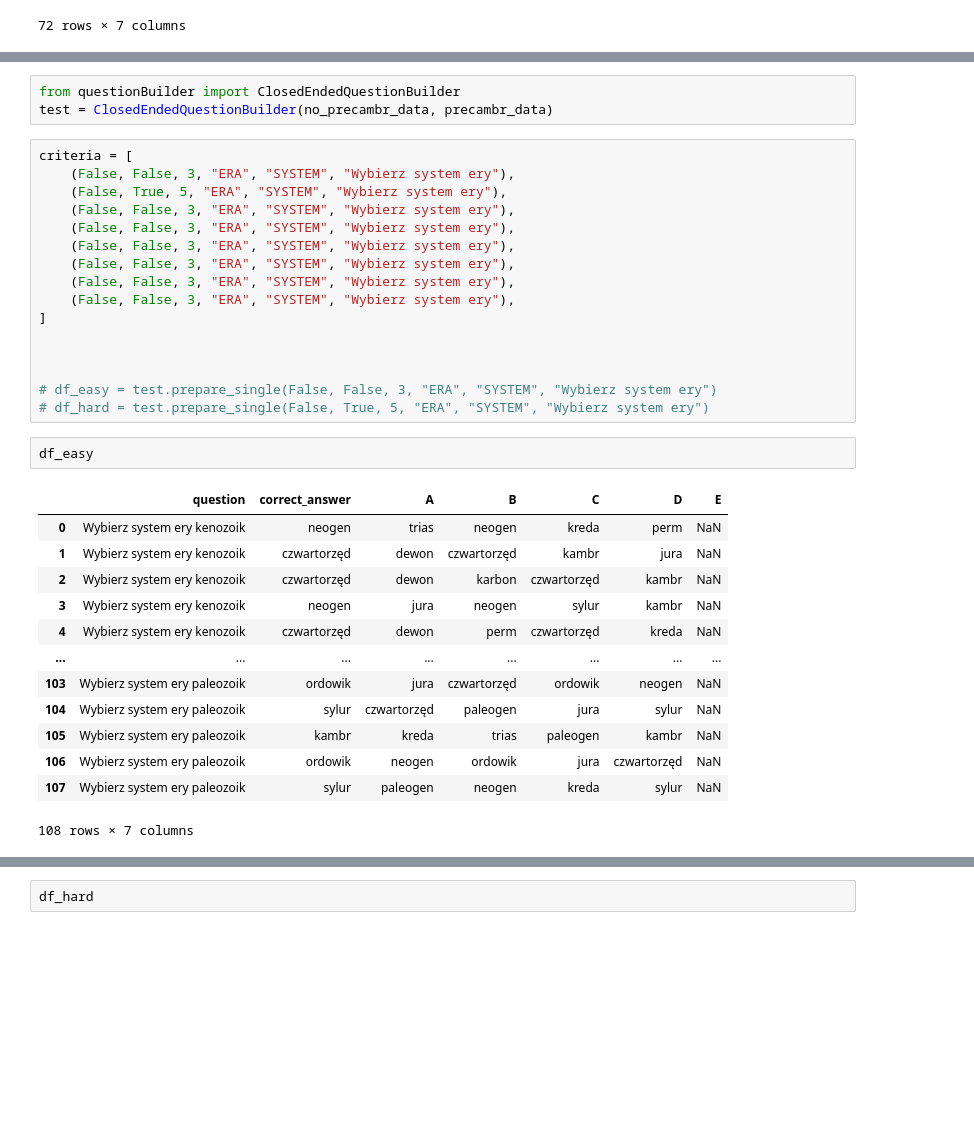
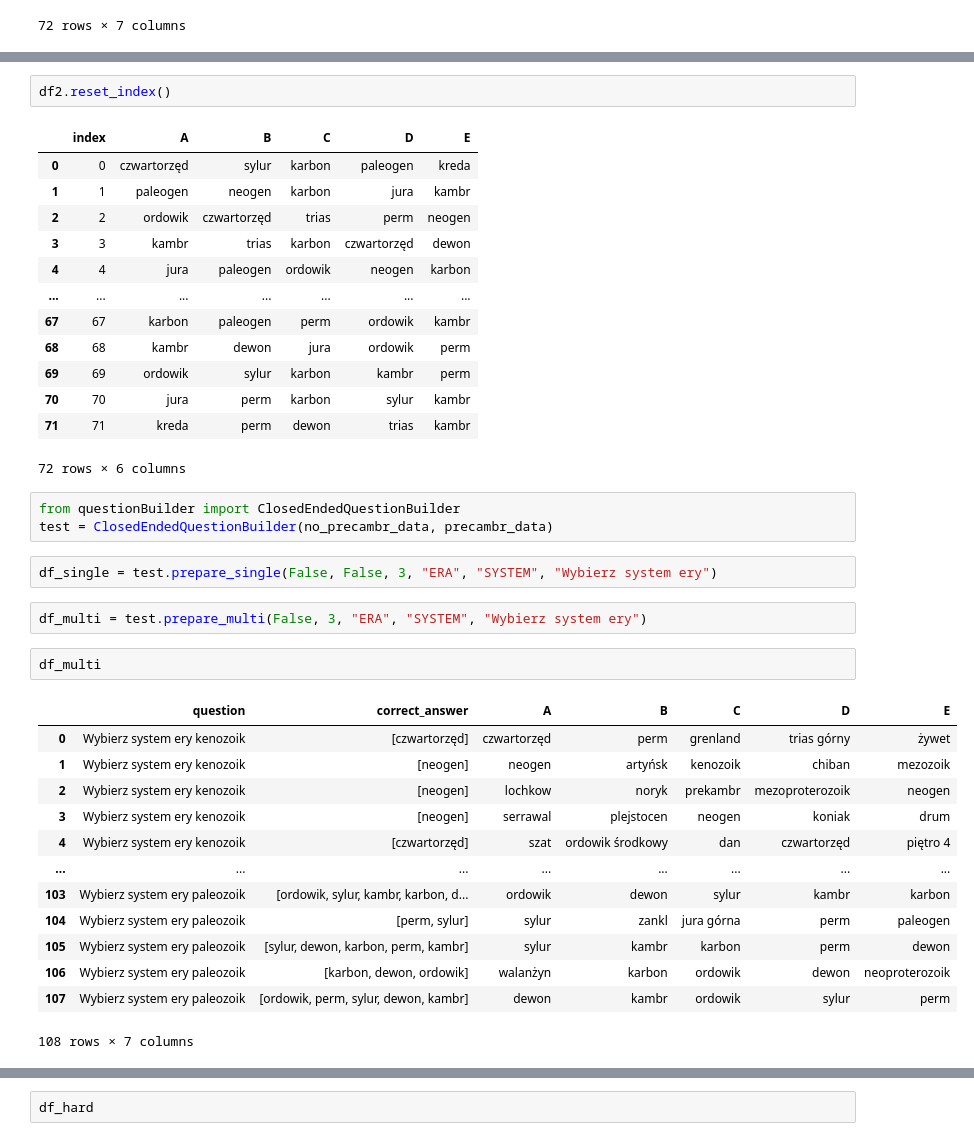
Before and after one commit to wiktorpiela/wucziapping, a Jupyter notebook: backend/question_builder/testing.ipynb, the cells around one changed output, grey strips where cells are left out. Cells and saved outputs as stored; diff of their text form; blank space fills up the shorter version.

```diff
--- a/backend/question_builder/testing.ipynb
+++ b/backend/question_builder/testing.ipynb
@@ -75,35 +145,39 @@ df_final
+# %%
+df2.reset_index()
+# %% [output]
+|  | index | A | B | C | D | E |
+| 0 | 0 | czwartorzęd | sylur | karbon | paleogen | kreda |
+| 1 | 1 | paleogen | neogen | karbon | jura | kambr |
+| 2 | 2 | ordowik | czwartorzęd | trias | perm | neogen |
+| 3 | 3 | kambr | trias | karbon | czwartorzęd | dewon |
+| 4 | 4 | jura | paleogen | ordowik | neogen | karbon |
+| ... | ... | ... | ... | ... | ... | ... |
+| 67 | 67 | karbon | paleogen | perm | ordowik | kambr |
+| 68 | 68 | kambr | dewon | jura | ordowik | perm |
+| 69 | 69 | ordowik | sylur | karbon | kambr | perm |
+| 70 | 70 | jura | perm | karbon | sylur | kambr |
+| 71 | 71 | kreda | perm | dewon | trias | kambr |
+72 rows × 6 columns
 # %%
 from questionBuilder import ClosedEndedQuestionBuilder
 test = ClosedEndedQuestionBuilder(no_precambr_data, precambr_data)
-# %%
-criteria = [
-    (False, False, 3, "ERA", "SYSTEM", "Wybierz system ery"),
-    (False, True, 5, "ERA", "SYSTEM", "Wybierz system ery"),
-    (False, False, 3, "ERA", "SYSTEM", "Wybierz system ery"),
-    (False, False, 3, "ERA", "SYSTEM", "Wybierz system ery"),
-    (False, False, 3, "ERA", "SYSTEM", "Wybierz system ery"),
-    (False, False, 3, "ERA", "SYSTEM", "Wybierz system ery"),
-    (False, False, 3, "ERA", "SYSTEM", "Wybierz system ery"),
-    (False, False, 3, "ERA", "SYSTEM", "Wybierz system ery"),
-]
-
-
-
-# df_easy = test.prepare_single(False, False, 3, "ERA", "SYSTEM", "Wybierz system ery")
-# df_hard = test.prepare_single(False, True, 5, "ERA", "SYSTEM", "Wybierz system ery")
-# %%
-df_easy
-# %% [output]
-|  | question | correct_answer | A | B | C | D | E |
-| 0 | Wybierz system ery kenozoik | neogen | trias | neogen | kreda | perm | NaN |
-| 1 | Wybierz system ery kenozoik | czwartorzęd | dewon | czwartorzęd | kambr | jura | NaN |
-| 2 | Wybierz system ery kenozoik | czwartorzęd | dewon | karbon | czwartorzęd | kambr | NaN |
-| 3 | Wybierz system ery kenozoik | neogen | jura | neogen | sylur | kambr | NaN |
-| 4 | Wybierz system ery kenozoik | czwartorzęd | dewon | perm | czwartorzęd | kreda | NaN |
-| ... | ... | ... | ... | ... | ... | ... | ... |
-| 103 | Wybierz system ery paleozoik | ordowik | jura | czwartorzęd | ordowik | neogen | NaN |
-| 104 | Wybierz system ery paleozoik | sylur | czwartorzęd | paleogen | jura | sylur | NaN |
-| 105 | Wybierz system ery paleozoik | kambr | kreda | trias | paleogen | kambr | NaN |
-| 106 | Wybierz system ery paleozoik | ordowik | neogen | ordowik | jura | czwartorzęd | NaN |
-| 107 | Wybierz system ery paleozoik | sylur | paleogen | neogen | kreda | sylur | NaN |
-108 rows × 7 columns
+# %%
+df_single = test.prepare_single(False, False, 3, "ERA", "SYSTEM", "Wybierz system ery")
+# %%
+df_multi = test.prepare_multi(False, 3, "ERA", "SYSTEM", "Wybierz system ery")
+# %%
+df_multi
+# %% [output]
+|  | question | correct_answer | A | B | C | D | E |
+| 0 | Wybierz system ery kenozoik | [czwartorzęd] | czwartorzęd | perm | grenland | trias górny | żywet |
+| 1 | Wybierz system ery kenozoik | [neogen] | neogen | artyńsk | kenozoik | chiban | mezozoik |
+| 2 | Wybierz system ery kenozoik | [neogen] | lochkow | noryk | prekambr | mezoproterozoik | neogen |
+| 3 | Wybierz system ery kenozoik | [neogen] | serrawal | plejstocen | neogen | koniak | drum |
+| 4 | Wybierz system ery kenozoik | [czwartorzęd] | szat | ordowik środkowy | dan | czwartorzęd | piętro 4 |
+| ... | ... | ... | ... | ... | ... | ... | ... |
+| 103 | Wybierz system ery paleozoik | [ordowik, sylur, kambr, karbon, d... | ordowik | dewon | sylur | kambr | karbon |
+| 104 | Wybierz system ery paleozoik | [perm, sylur] | sylur | zankl | jura górna | perm | paleogen |
+| 105 | Wybierz system ery paleozoik | [sylur, dewon, karbon, perm, kambr] | sylur | kambr | karbon | perm | dewon |
+| 106 | Wybierz system ery paleozoik | [karbon, dewon, ordowik] | walanżyn | karbon | ordowik | dewon | neoproterozoik |
+| 107 | Wybierz system ery paleozoik | [ordowik, perm, sylur, dewon, kambr] | dewon | kambr | ordowik | sylur | perm |
+108 rows × 7 columns
```
Also changed, not shown: parts of 8 cells of this notebook, 1 other file.
